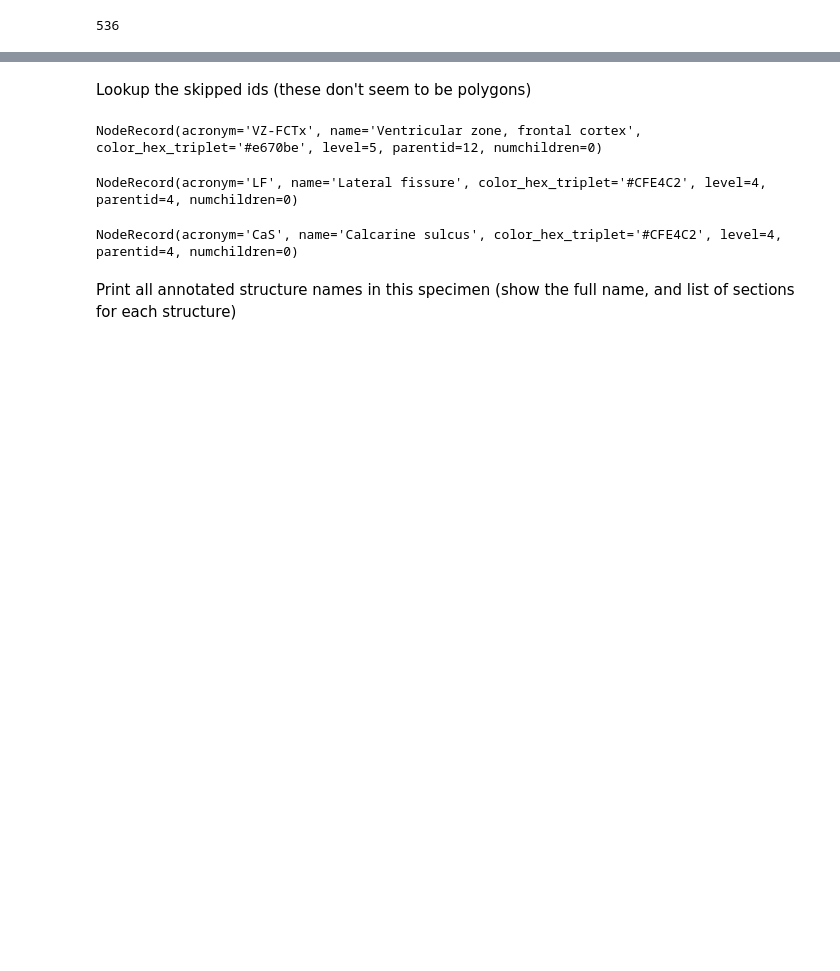
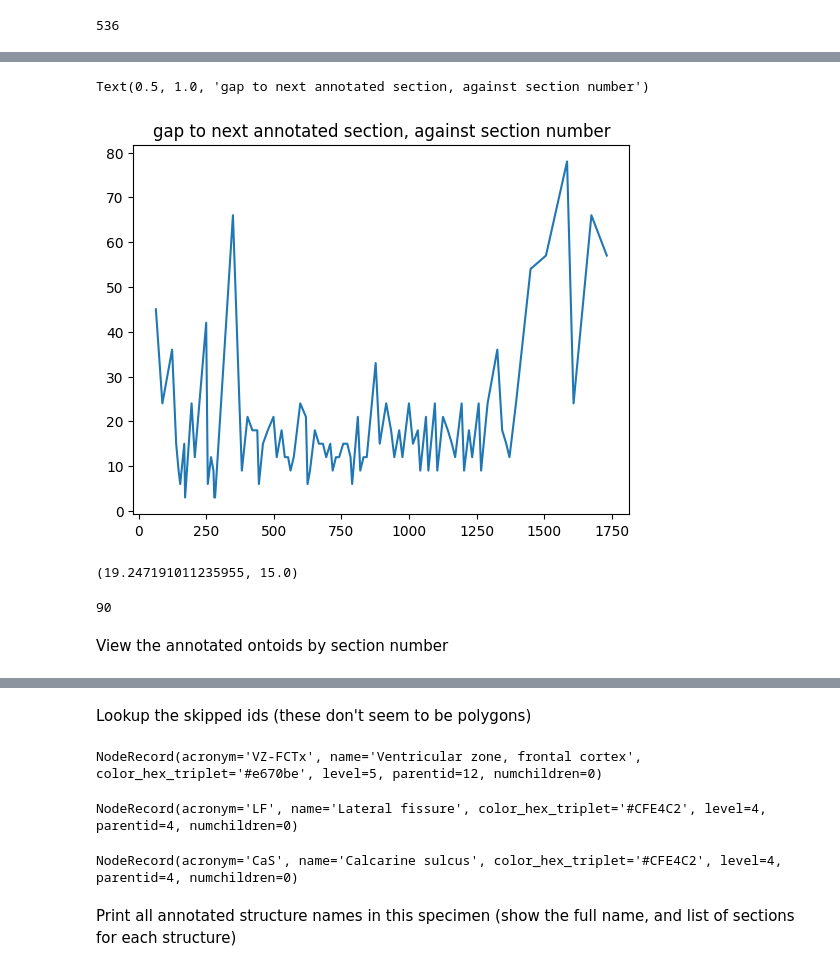
Before and after one commit to SGBC-IITM/DHARANI_data_tutorial, a Jupyter notebook: notebooks/dharani_annotation_stats.ipynb, the cells around one changed output, grey strips where cells are left out. Drawn from its saved outputs; the diff is of its cells as text; code cells hidden in the pictures; blank space fills up the shorter version.

```diff
--- a/notebooks/dharani_annotation_stats.ipynb
+++ b/notebooks/dharani_annotation_stats.ipynb
@@ -41,0 +92,16 @@ sec 2542 - skipped 117 (geomtype LineString!='Polygon')
+# %%
+plt.plot(X[1:],np.diff(X))
+plt.title('gap to next annotated section, against section number')
+# %% [output]
+Text(0.5, 1.0, 'gap to next annotated section, against section number')
+[figure, added]
+# %%
+np.mean(np.diff(X)), np.median(np.diff(X))
+# %% [output]
+(19.247191011235955, 15.0)
+# %%
+len(sections)
+# %% [output]
+90
+# %% [markdown]
+View the annotated ontoids by section number
```
Also changed, not shown: parts of 51 cells of this notebook, 2 other files.
